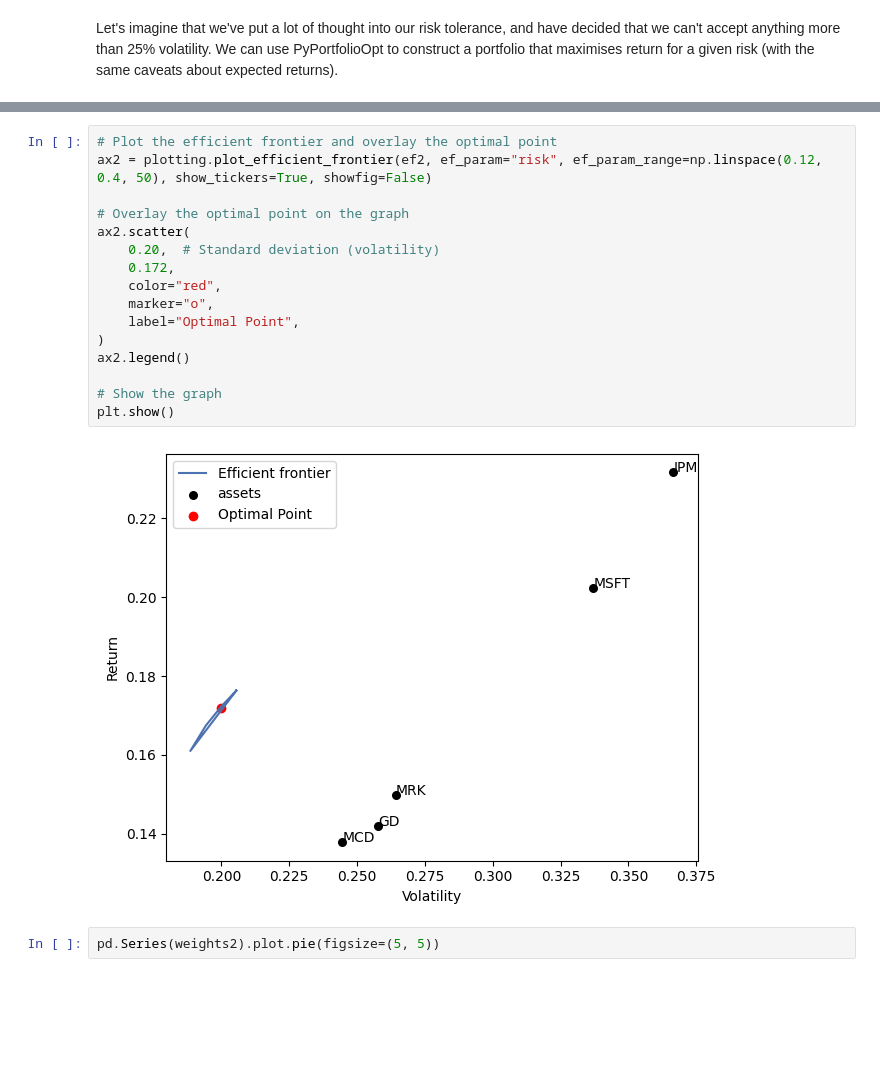
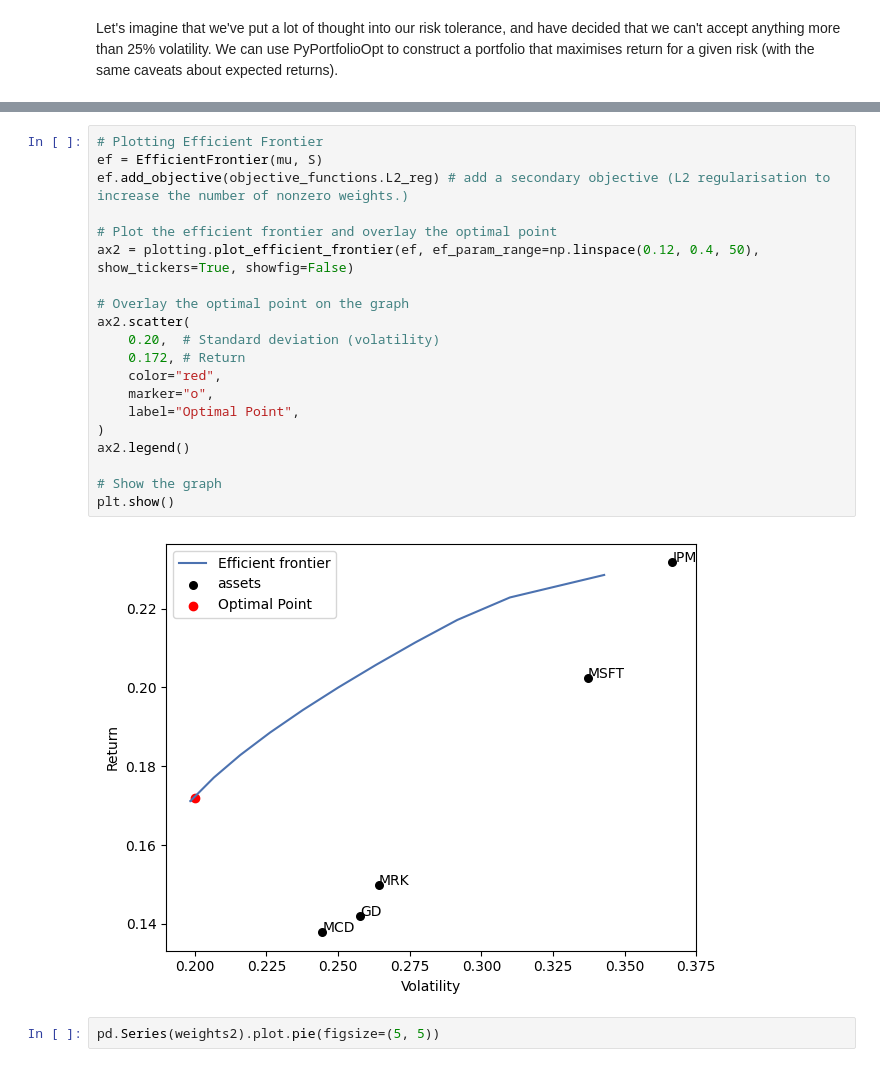
Before and after one commit to AlienX77-cmd/Computational-Finance, a Jupyter notebook: Computational_Finance_Homework_4_Portfolio_Optimization_Programing_6310505688_Kittipak.ipynb, the cells around one changed output, grey strips where cells are left out. Drawn from its saved outputs; the diff is of its cells as text; blank space fills up the shorter version.

```diff
--- a/Computational_Finance_Homework_4_Portfolio_Optimization_Programing_6310505688_Kittipak.ipynb
+++ b/Computational_Finance_Homework_4_Portfolio_Optimization_Programing_6310505688_Kittipak.ipynb
@@ -365,21 +366,25 @@ Sharpe Ratio: 0.76
 # %%
+# Plotting Efficient Frontier
+ef = EfficientFrontier(mu, S)
+ef.add_objective(objective_functions.L2_reg) # add a secondary objective (L2 regularisation to increase the number of nonzero weights.)
+
 # Plot the efficient frontier and overlay the optimal point
-ax2 = plotting.plot_efficient_frontier(ef2, ef_param="risk", ef_param_range=np.linspace(0.12, 0.4, 50), show_tickers=True, showfig=False)
+ax2 = plotting.plot_efficient_frontier(ef, ef_param_range=np.linspace(0.12, 0.4, 50), show_tickers=True, showfig=False)
 
 # Overlay the optimal point on the graph
 ax2.scatter(
     0.20,  # Standard deviation (volatility)
-    0.172,
+    0.172, # Return
     color="red",
     marker="o",
     label="Optimal Point",
 )
 ax2.legend()
 
 # Show the graph
 plt.show()
 # %% [output]
-[figure, old version]
+[figure, new version]
 # %%
 pd.Series(weights2).plot.pie(figsize=(5, 5))
 # %% [output]
```
Also changed, not shown: parts of 39 cells of this notebook.
